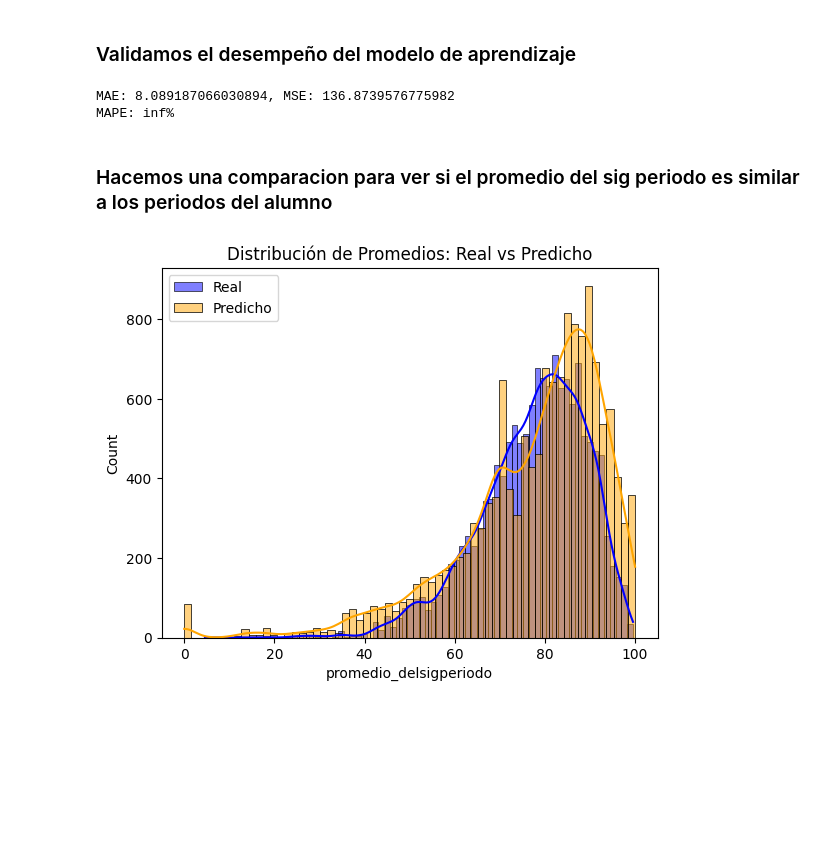
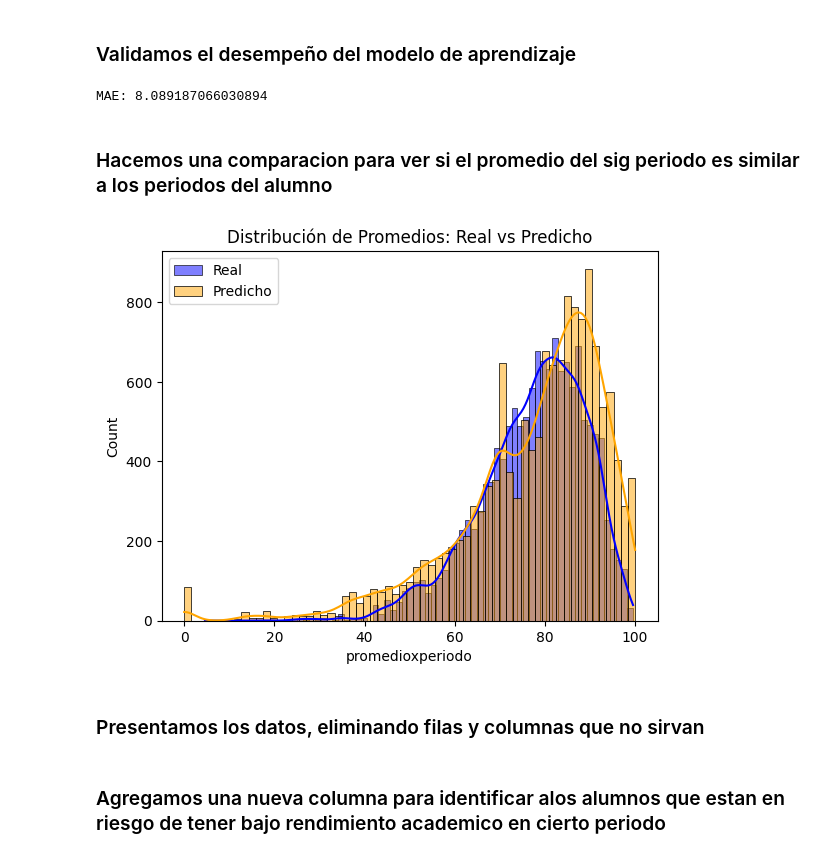
Before and after one commit to KingSplatt/Data-Analysis, a Jupyter notebook: data-analysis.ipynb, the cells around one changed output. Drawn from its saved outputs; the diff is of its cells as text; code cells hidden in the pictures; blank space fills up the shorter version.

```diff
--- a/data-analysis.ipynb
+++ b/data-analysis.ipynb
@@ -132,5 +83,5 @@ df.loc[:, 'ciudad'] = correcta3['ciudad'].apply(buscar_culiacan_fuzzy)
 # %%
-correcta3['colonia'] = correcta3['colonia'].replace({
+mainData['colonia'] = mainData['colonia'].replace({
     '21': '21 DE MARZO',
     '21DE': '21 DE MARZO',
     'ADF': 'ADOLFO LOPEZ MATEOS',
@@ -212,7 +163,6 @@ correcta3['colonia'] = correcta3['colonia'].replace({
     'LAS MA√ëANITAS': 'LAS MANANITAS',
     'LAS MAÑANITAS': 'LAS MANANITAS',
     'LAS Mañanitas': 'LAS MANANITAS',
-
     'PLUTARCO': 'PLUTARCO ELIAS CALLES',
     'Plutarco Elis Calles': 'PLUTARCO ELIAS CALLES',
     'Priv Lomas del Bosque': 'PRIV. LOMAS DEL BOSQUE'
@@ -220,8 +170,9 @@ correcta3['colonia'] = correcta3['colonia'].replace({
 })
 
 #normalizar las colonias sin acentos con regex y sin simbolos
-correcta3['colonia'] = correcta3['colonia'].str.normalize('NFKD').str.encode('ascii', errors='ignore').str.decode('utf-8')
-correcta3 = correcta3[~correcta3['colonia'].isin(['fdgdfg', 'FDSFSSasd', 'INF.LAS','CAITIME'])]
+mainData['colonia'] = mainData['colonia'].str.normalize('NFKD').str.encode('ascii', errors='ignore').str.decode('utf-8')
+#lo que hace es que si encuentra un caracter que no es ascii lo elimina
+mainData = mainData[~mainData['colonia'].isin(['fdgdfg', 'FDSFSSasd', 'INF.LAS','CAITIME'])]
 # %% [output]
 A value is trying to be set on a copy of a slice from a DataFrame.
 Try using .loc[row_indexer,col_indexer] = value instead
@@ -259,14 +188,10 @@ correcta3
 ### Eliminamos las colonias que tienen tres o menos caracteres en el dataset
 # %%
 # Eliminar las colonias que tienes 3 o menos caracteres en el dataset
-filtro = correcta3['colonia'].dropna().apply(len).between(1, 5)
-filtro = filtro.reindex(correcta3.index, fill_value=False)
-correcta3 = correcta3[~filtro]
-correcta3.reset_index(drop=True, inplace=True)
+filtro = mainData['colonia'].dropna().apply(len).between(1, 5)
+filtro = filtro.reindex(mainData.index, fill_value=False)
+mainData = mainData[~filtro]
+mainData.reset_index(drop=True, inplace=True)
 #correcta3
-
-# pasar todas las colonias a mayusculas
-correcta3['colonia'] = correcta3['colonia'].str.upper()
-
-# pasar a csv
-#correcta3.to_csv('correcta3.csv', index=False)
+# pasamos todas las colonias a mayusculas
+mainData['colonia'] = mainData['colonia'].str.upper()
@@ -304,5 +200,5 @@ See the caveats in the documentation: https://pandas.pydata.org/pandas-docs/stab
 # %%
-nuevo = pd.merge(correcta3,carreras,how='inner',on='clave_carrera')
+nuevo = pd.merge(mainData,carreras,how='inner',on='clave_carrera')
 #nuevo.to_csv('nuevo.csv', index=False)
 # %% [markdown]
 ### Agregamos una nueva columna como caracteristica para ver el año que ingreso, y el periodo en el que lo hizo
@@ -432,11 +290,11 @@ print(mean_absolute_error(y_test, y_pred))
 # %% [markdown]
 ### Implementar el modelo a los datos
 # %%
-dataperiodos['promedio_delsigperiodo'] = model.predict(X_encoded)
+dataperiodos['promedioxperiodo'] = model.predict(X_encoded)
 
-print(dataperiodos['promedio_delsigperiodo'].head())
+print(dataperiodos['promedioxperiodo'].head())
 
-dataperiodos.to_csv('dataperiodosnuevo.csv',index=False)
+#dataperiodos.to_csv('dataperiodosnuevo.csv',index=False)
 # %% [output]
 0    64.816452
 1    64.816452
@@ -472,27 +330,26 @@ print(estudiante[['periodo_act', 'promedio', 'promedio_delsigperiodo']])
 # %%
 from sklearn.metrics import mean_absolute_error, mean_squared_error
 # Evaluación del modelo
-mae = mean_absolute_error(dataperiodos['promedio'],dataperiodos['promedio_delsigperiodo'])
-mse = mean_squared_error(dataperiodos['promedio'],dataperiodos['promedio_delsigperiodo'])
-print(f"MAE: {mae}, MSE: {mse}")
-mape = (abs(dataperiodos['promedio'] - dataperiodos['promedio_delsigperiodo']) / dataperiodos['promedio']).mean() * 100
-print(f"MAPE: {mape}%")
+mae = mean_absolute_error(dataperiodos['promedio'],dataperiodos['promedioxperiodo'])
+#mse = mean_squared_error(dataperiodos['promedio'],dataperiodos['promedioxperiodo'])
+print(f"MAE: {mae}")
 # %% [output]
-MAE: 8.089187066030894, MSE: 136.8739576775982
-MAPE: inf%
+MAE: 8.089187066030894
 # %% [markdown]
 ### Hacemos una comparacion para ver si el promedio del sig periodo es similar a los periodos del alumno
 # %%
 # Comparar distribución entre predicciones y valores reales
 import seaborn as sns
 
-sns.histplot(dataperiodos['promedio_delsigperiodo'], label='Real', color='blue', kde=True)
+sns.histplot(dataperiodos['promedioxperiodo'], label='Real', color='blue', kde=True)
 sns.histplot(dataperiodos['promedio'], label='Predicho', color='orange', kde=True)
 plt.legend()
 plt.title('Distribución de Promedios: Real vs Predicho')
 plt.show()
 
 from sklearn.model_selection import cross_val_score
 from sklearn.metrics import mean_absolute_error
 # %% [output]
-[figure, old version]
+[figure, new version]
+# %% [markdown]
+### Presentamos los datos, eliminando filas y columnas que no sirvan
@@ -498,0 +362,2 @@ from sklearn.metrics import mean_absolute_error
+# %% [markdown]
+### Agregamos una nueva columna para identificar alos alumnos que estan en riesgo de tener bajo rendimiento academico en cierto periodo
```
Also changed, not shown: parts of 27 cells of this notebook, 1 other file.
